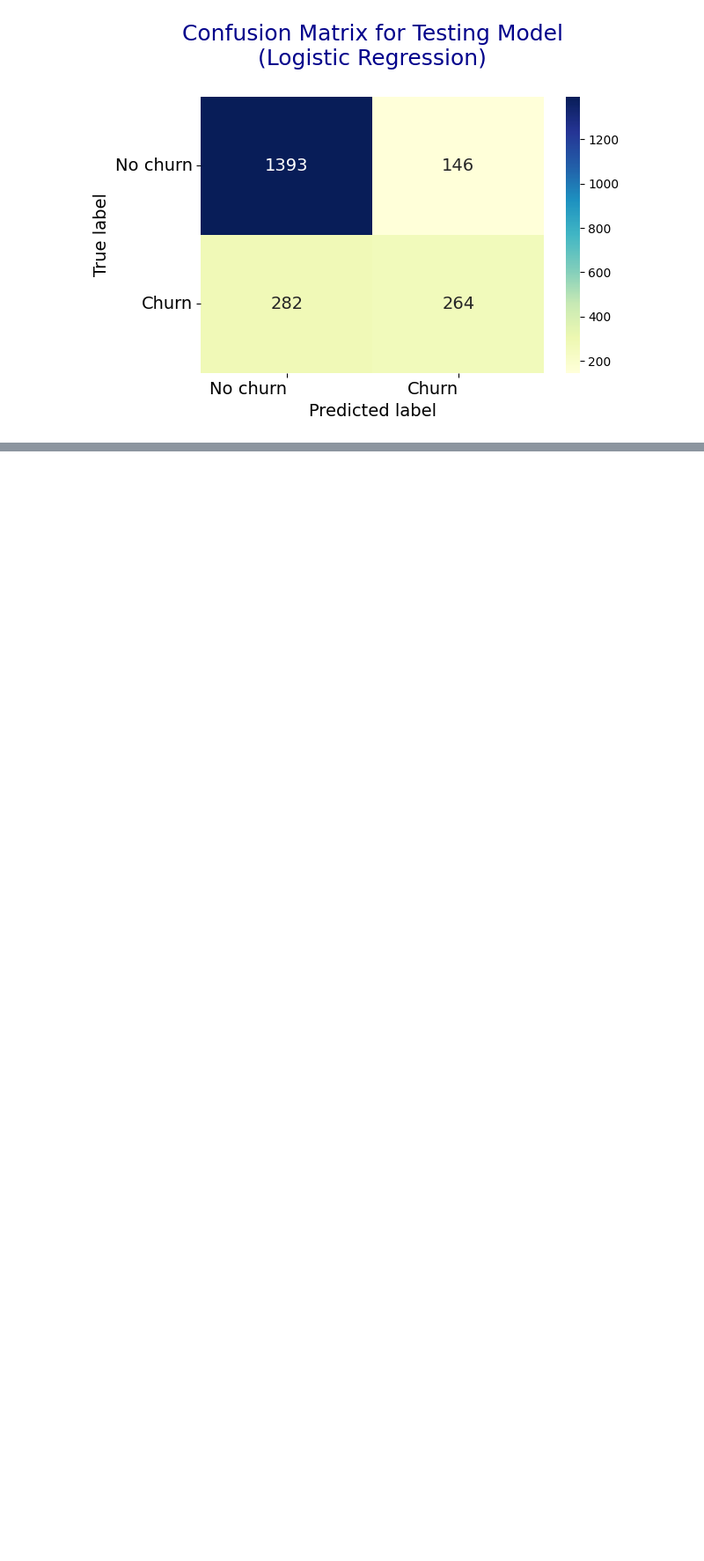
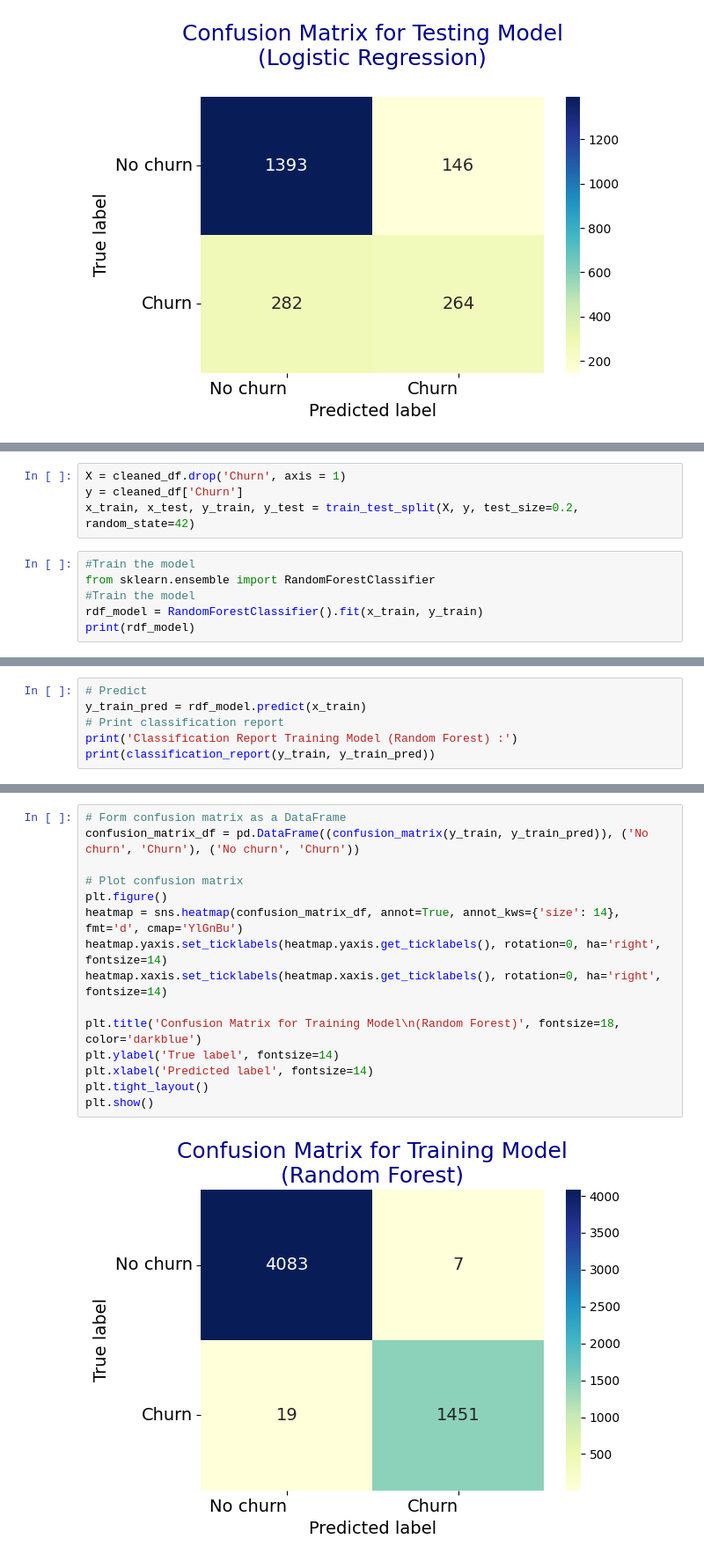
Before and after one commit to syauqidamario/dqlab, a Jupyter notebook: customer-churn-prediction.ipynb, the cells around one changed output, grey strips where cells are left out. Shown at 88% size. Cells and saved outputs as stored; diff of their text form; blank space fills up the shorter version.

Commit message:
Kaggle Notebook | Customer Churn Prediction | 5.0 | The End

```diff
--- a/customer-churn-prediction.ipynb
+++ b/customer-churn-prediction.ipynb
@@ -299,0 +302,10 @@ Dari data testing terlihat bahwasannya model mampu memprediksi data dengan mengh
+# %%
+X = cleaned_df.drop('Churn', axis = 1)
+y = cleaned_df['Churn']
+x_train, x_test, y_train, y_test = train_test_split(X, y, test_size=0.2, random_state=42)
+# %%
+#Train the model
+from sklearn.ensemble import RandomForestClassifier
+#Train the model
+rdf_model = RandomForestClassifier().fit(x_train, y_train)
+print(rdf_model)
@@ -299,0 +314,6 @@ Dari data testing terlihat bahwasannya model mampu memprediksi data dengan mengh
+# %%
+# Predict
+y_train_pred = rdf_model.predict(x_train)
+# Print classification report
+print('Classification Report Training Model (Random Forest) :')
+print(classification_report(y_train, y_train_pred))
@@ -299,0 +330,17 @@ Dari data testing terlihat bahwasannya model mampu memprediksi data dengan mengh
+# %%
+# Form confusion matrix as a DataFrame
+confusion_matrix_df = pd.DataFrame((confusion_matrix(y_train, y_train_pred)), ('No churn', 'Churn'), ('No churn', 'Churn'))
+
+# Plot confusion matrix
+plt.figure()
+heatmap = sns.heatmap(confusion_matrix_df, annot=True, annot_kws={'size': 14}, fmt='d', cmap='YlGnBu')
+heatmap.yaxis.set_ticklabels(heatmap.yaxis.get_ticklabels(), rotation=0, ha='right', fontsize=14)
+heatmap.xaxis.set_ticklabels(heatmap.xaxis.get_ticklabels(), rotation=0, ha='right', fontsize=14)
+
+plt.title('Confusion Matrix for Training Model\n(Random Forest)', fontsize=18, color='darkblue')
+plt.ylabel('True label', fontsize=14)
+plt.xlabel('Predicted label', fontsize=14)
+plt.tight_layout()
+plt.show()
+# %% [output]
+[figure, added]
```
Also changed, not shown: parts of 16 cells of this notebook.
